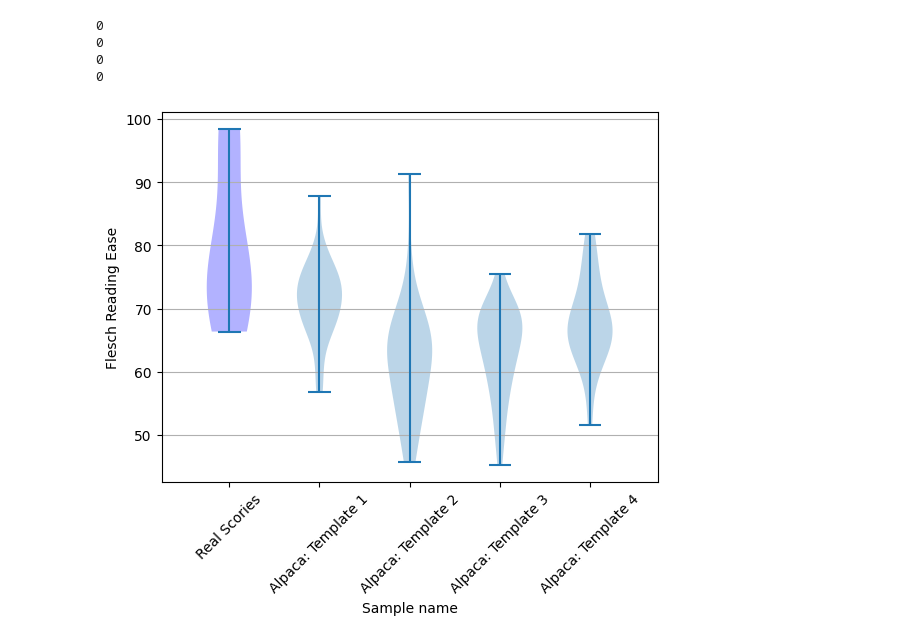
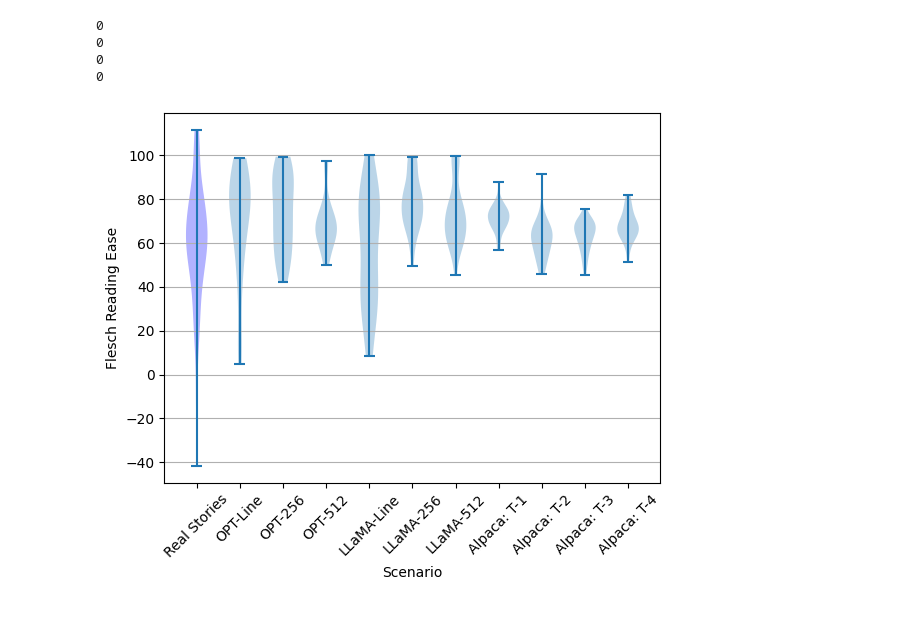
Before and after one commit to prabin525/trustworthiness-of-children-stories-generated-by-LLMs, a Jupyter notebook: analysis/readiability_score.ipynb, the cells around one changed output. Saved outputs shown, nothing was run; the diff lists cells and outputs as text; code cells hidden in the pictures.

```diff
--- a/analysis/readiability_score.ipynb
+++ b/analysis/readiability_score.ipynb
@@ -39,6 +39,10 @@ all_stories_llama['gen_story_score'] = 0
 all_stories_alpaca['story_score'] = 0
 all_stories_alpaca['gen_story_score'] = 0
 free_stories_alpaca['gen_story_score'] = 0
+# %%
+all_stories_opt.dropna(inplace=True)
+all_stories_llama.dropna(inplace=True)
+all_stories_alpaca.dropna(inplace=True)
 # %%
 for i, story in all_stories_opt.iterrows():
     s = story['text']
@@ -84,7 +88,6 @@ alpaca_free_t_4_scores = free_stories_alpaca[free_stories_alpaca.t_type == 4]['g
 def set_axis_style(ax, labels):
     ax.set_xticks(np.arange(1, len(labels) + 1), labels=labels)
     ax.set_xlim(0.25, len(labels) + 0.75)
-    ax.set_xlabel('Sample name')
 # %%
 opt_first_line_false_scores = [x for x in opt_first_line_scores if x < 0 or x > 100 ]
 opt_first_256_tokens_false_scores = [x for x in opt_first_256_tokens_scores if x < 0 or x > 100 ]
@@ -189,36 +167,48 @@ print(len(alpaca_free_t_4_false_scores))
 # %%
 fig, axes = plt.subplots()
 
 p = axes.violinplot(
     dataset = [
         original_stories_score,
+        [x for x in opt_first_line_scores if x >= 0 and x <= 100 ],
+        [x for x in opt_first_256_tokens_scores if x >= 0 and x <= 100 ],
+        [x for x in opt_first_512_tokens_scores if x >= 0 and x <= 100 ],
+        [x for x in llama_first_line_scores if x >= 0 and x <= 100 ],
+        [x for x in llama_first_256_tokens_scores if x >= 0 and x <= 100 ],
+        [x for x in llama_first_512_tokens_scores if x >= 0 and x <= 100 ],
         [x for x in alpaca_t_1_scores if x >= 0 and x <= 100 ],
         [x for x in alpaca_free_t_2_scores if x >= 0 and x <= 100 ],
         [x for x in alpaca_t_3_scores if x >= 0 and x <= 100 ],
         [x for x in alpaca_free_t_4_scores if x >= 0 and x <= 100 ],
     ]
 )
 for i, pc in enumerate(p['bodies']):
     if i == 0:
         pc.set_facecolor('blue')
     # pc.set_facecolor('#D43F3A')
     # pc.set_edgecolor('black')
     #pc.set_alpha(1)
 
 # axes.set_title('Day Ahead Market')
 axes.yaxis.grid(True)
 axes.set_xlabel('Scenario')
 axes.set_ylabel('Flesch Reading Ease')
 axes.set_xticklabels(['OPT: First Line','OPT: First 256 Tokens','OPT: First 512 Tokens'])
 labels = [
-    'Real Scories',
-    'Alpaca: Template 1',
-    'Alpaca: Template 2',
-    'Alpaca: Template 3',
-    'Alpaca: Template 4',
+    'Real Stories',
+    'OPT-Line',
+    'OPT-256',
+    'OPT-512',
+    'LLaMA-Line',
+    'LLaMA-256',
+    'LLaMA-512',
+    'Alpaca: T-1',
+    'Alpaca: T-2',
+    'Alpaca: T-3',
+    'Alpaca: T-4',
 ]
 set_axis_style(axes, labels)
 plt.xticks(rotation = 45)
 plt.show()
 # %% [output]
-[figure, old version]
+[figure, new version]
```
Also changed, not shown: parts of 4 cells of this notebook, 1 other file.
